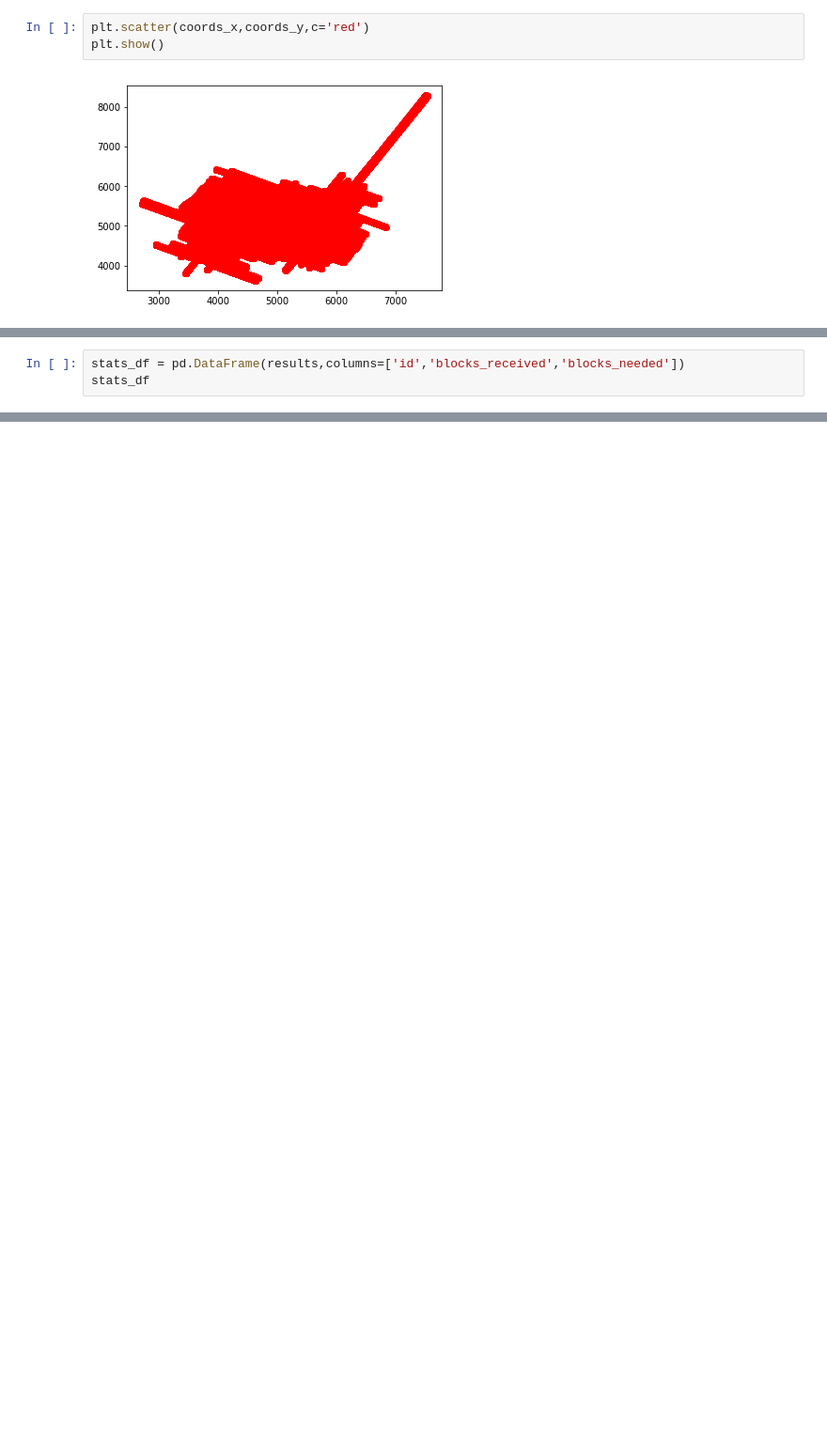
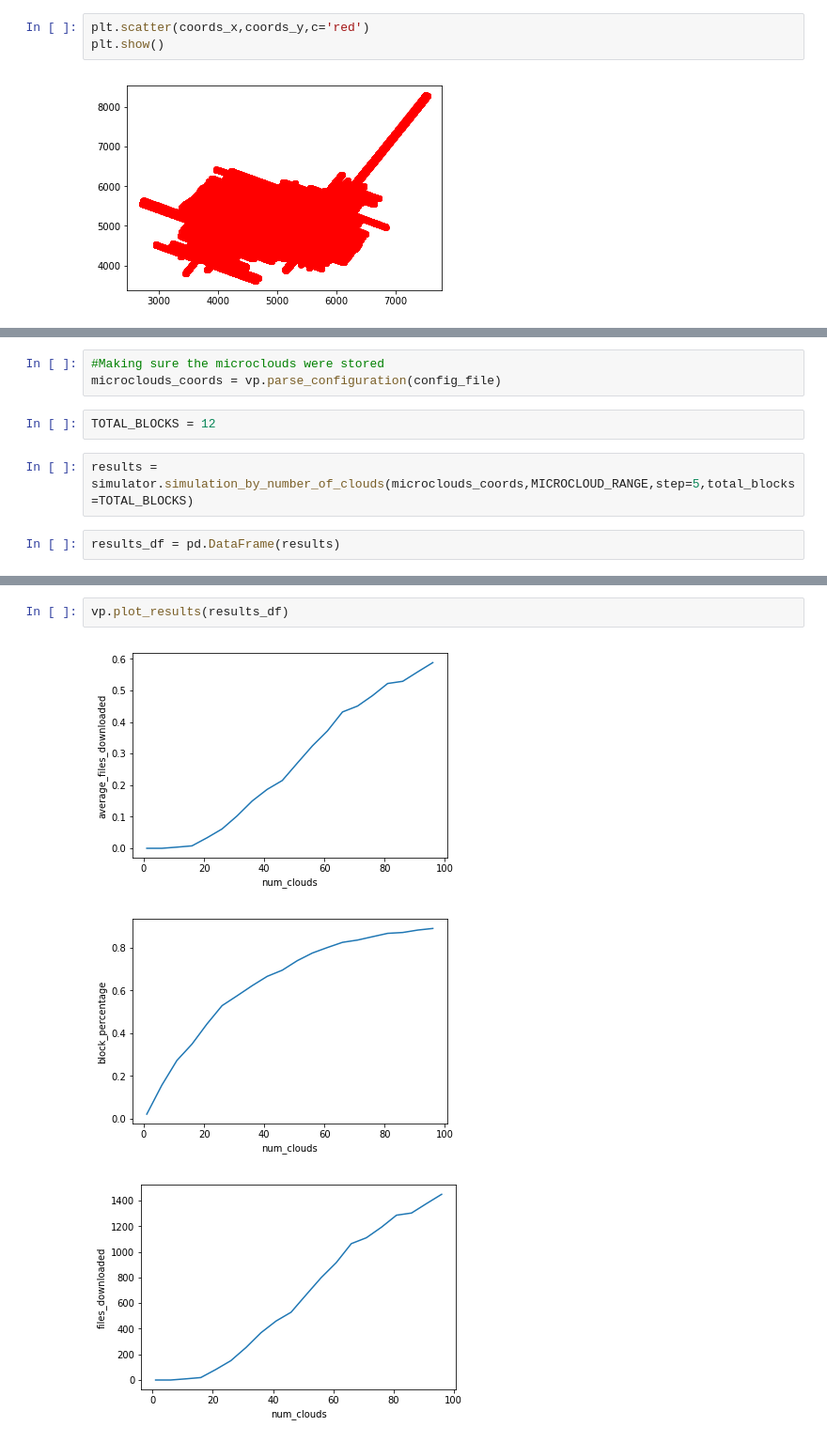
Before and after one commit to JuanMantica123/vanet_simulator, a Jupyter notebook: Vanet_Simulation_New_York.ipynb, the cells around one changed output, grey strips where cells are left out. Shown: that part at 94% size. Saved outputs shown, nothing was run; the diff lists cells and outputs as text; blank space fills up the shorter version.

```diff
--- a/Vanet_Simulation_New_York.ipynb
+++ b/Vanet_Simulation_New_York.ipynb
@@ -106,3 +59,9 @@ INFO:root:Finished setup started simulation with 10 microclouds
+# %%
+#Making sure the microclouds were stored
+microclouds_coords = vp.parse_configuration(config_file)
+# %%
+TOTAL_BLOCKS = 12
+# %%
+results = simulator.simulation_by_number_of_clouds(microclouds_coords,MICROCLOUD_RANGE,step=5,total_blocks=TOTAL_BLOCKS)
 # %%
-stats_df = pd.DataFrame(results,columns=['id','blocks_received','blocks_needed'])
-stats_df
+results_df = pd.DataFrame(results)
@@ -207,0 +88,6 @@ df_stats.to_csv("microclouds_1_20")
+# %%
+vp.plot_results(results_df)
+# %% [output]
+[figure, added]
+[figure, added]
+[figure, added]
```
Also changed, not shown: parts of 38 cells of this notebook, 6 other files.
